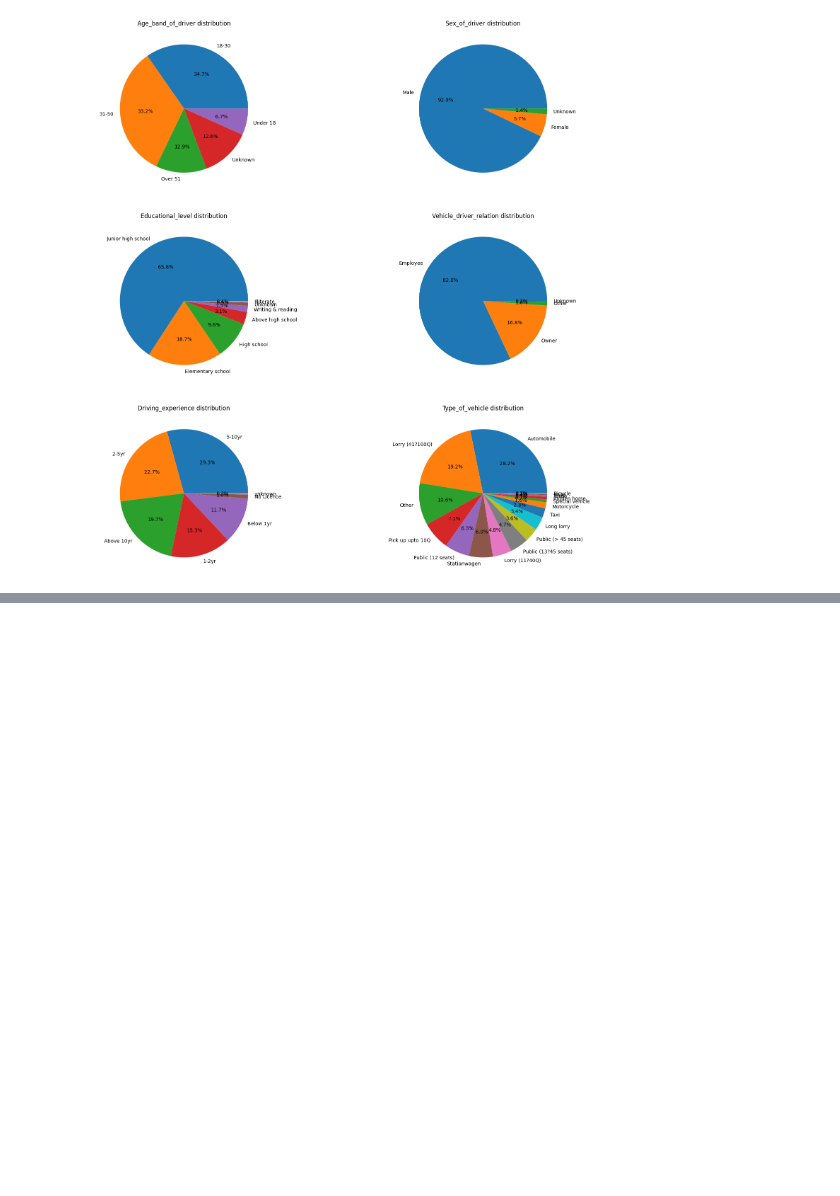
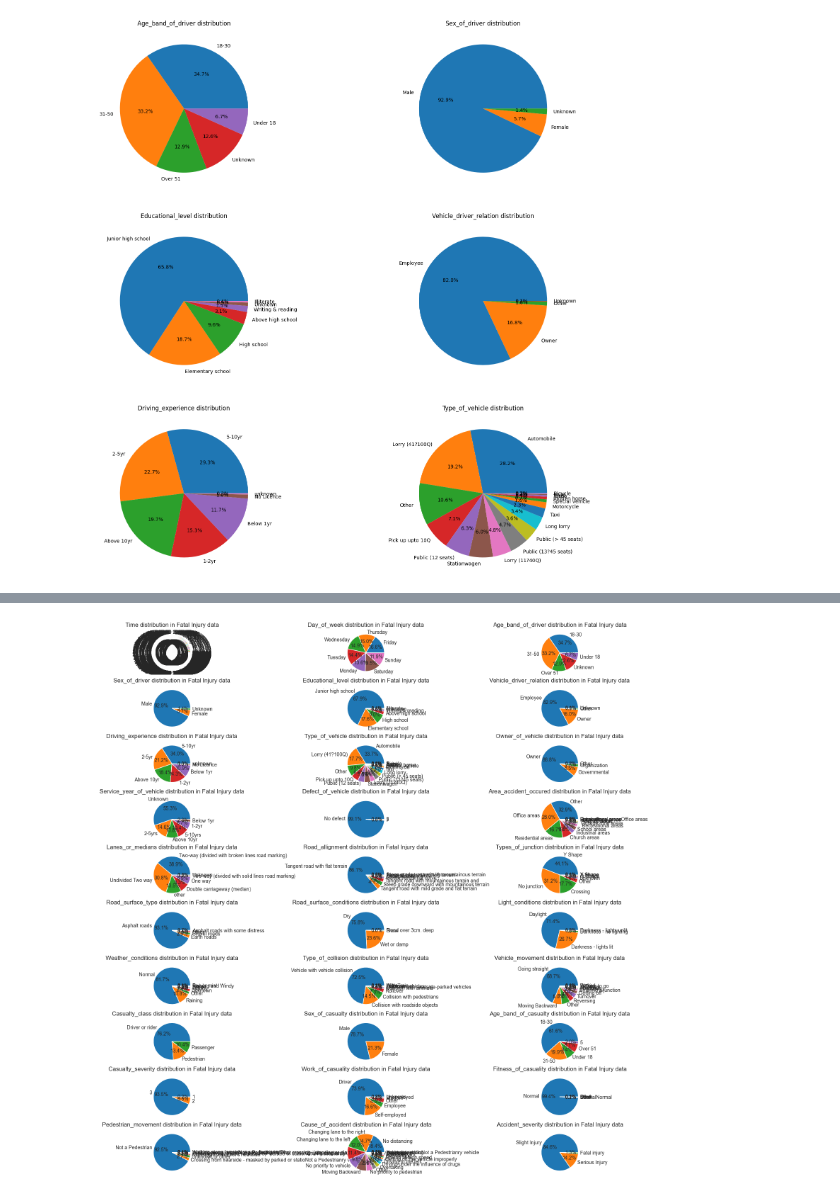
Before and after one commit to Gajender0707/Road_accident_severity_project, a Jupyter notebook: road_accident_severity.ipynb, the cells around one changed output, grey strips where cells are left out. Saved outputs shown, nothing was run; the diff lists cells and outputs as text; code cells hidden in the pictures; blank space fills up the shorter version.

```diff
--- a/road_accident_severity.ipynb
+++ b/road_accident_severity.ipynb
@@ -276,0 +388,6 @@ for i,feature_name,in enumerate(new_cat):
+# %%
+## filling the null values
+for i in data.columns:
+    data[i]=data[i].replace("na",np.nan)
+    if data[i].isnull().sum()>0:
+        data[i]=data[i].fillna(data[i].mode()[0])
@@ -276,0 +414,5 @@ for i,feature_name,in enumerate(new_cat):
+# %%
+for i in data.columns:
+    if data[i].dtype in ["object"]:
+        print(data[i].value_counts())
+        print(">>>>>>>"*30)
@@ -276,0 +442,4 @@ for i,feature_name,in enumerate(new_cat):
+# %%
+cat_features=data.select_dtypes("object").columns
+print(len(cat_features))
+cat_features
@@ -276,0 +459,10 @@ for i,feature_name,in enumerate(new_cat):
+# %%
+fig,axes=plt.subplots(10,3,figsize=(20,20))
+for i,feature_name,in enumerate(cat_features):
+    r,c=divmod(i,3)
+    label=data[feature_name].value_counts().index
+    val=data[feature_name].value_counts().values
+    axes[r][c].pie(val,labels=label,autopct="%1.1f%%")
+    axes[r][c].set_title(f"{feature_name.capitalize()} distribution in Fatal Injury data")
+# %% [output]
+[figure, added]
```
Also changed, not shown: parts of 24 cells of this notebook, 1 other file.
